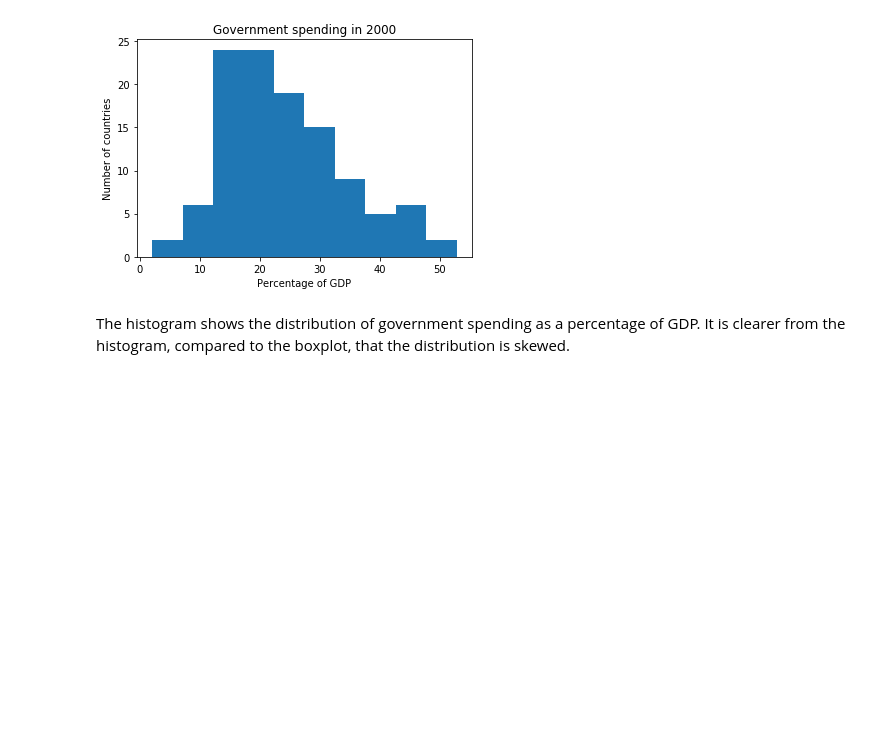
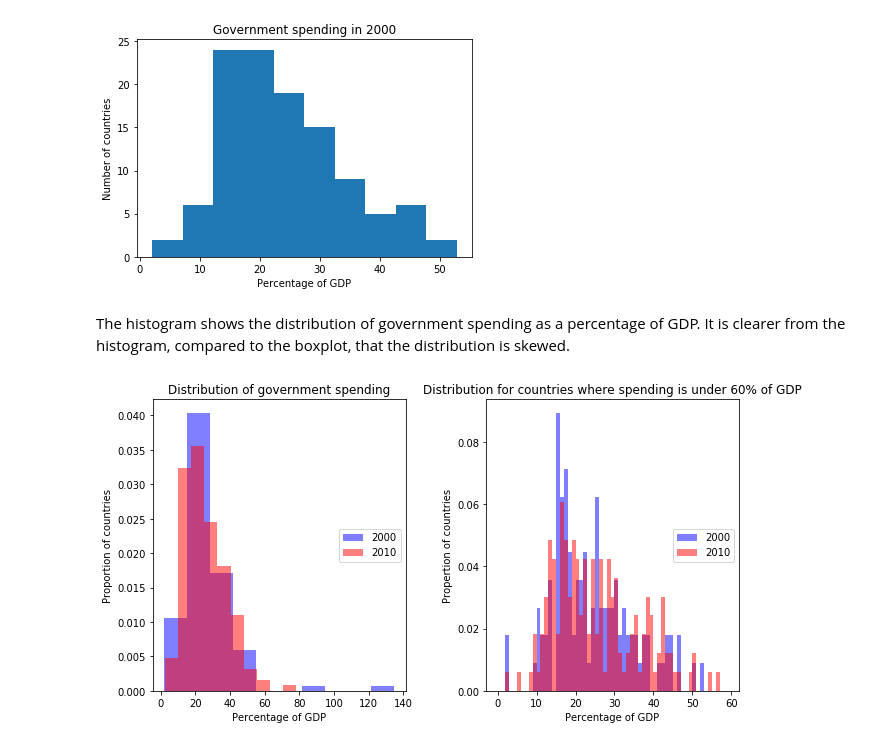
Before and after one commit to SmellsLikeCake/Thinkful-Unit2, a Jupyter notebook: Challenge - What Do You See - FINAL.ipynb, the cells around one changed output. Saved outputs shown, nothing was run; the diff lists cells and outputs as text; code cells hidden in the pictures; blank space fills up the shorter version.

Commit message:
Added 2000 vs 2010 histogram

```diff
--- a/Challenge - What Do You See - FINAL.ipynb
+++ b/Challenge - What Do You See - FINAL.ipynb
@@ -82,3 +84,29 @@ plt.show()
 [figure]
 # %% [markdown]
 The histogram shows the distribution of government spending as a percentage of GDP. It is clearer from the histogram, compared to the boxplot, that the distribution is skewed.
+# %%
+yr_2010_spend = gov_spend[gov_spend['Year'] == 2010]
+yr_2010_spend_under_60 = yr_2010_spend.loc[yr_2010_spend[' (% of GDP)'] < 60, ]
+
+plt.figure(figsize=(10, 5))
+
+plt.subplot(1, 2, 1)
+plt.hist(yr_2000_spend[' (% of GDP)'], density=True, color='blue', alpha = .5, label = "2000")
+plt.hist(yr_2010_spend[' (% of GDP)'], density=True, color='red', alpha = .5, label='2010')
+plt.title("Distribution of government spending")
+plt.ylabel("Proportion of countries")
+plt.xlabel("Percentage of GDP")
+plt.legend(loc='right')
+
+plt.subplot(1, 2, 2)
+plt.hist(yr_2000_spend_under_60[' (% of GDP)'], density=True, color='blue', alpha = .5, label = "2000", bins=np.arange(0,60))
+plt.hist(yr_2010_spend_under_60[' (% of GDP)'], density=True, color='red', alpha = .5, label = "2010", bins=np.arange(0,60))
+plt.title("Distribution for countries where spending is under 60% of GDP")
+plt.ylabel("Propertion of countries")
+plt.xlabel("Percentage of GDP")
+plt.legend(loc = 'right')
+
+plt.tight_layout()
+plt.show()
+# %% [output]
+[figure, added]
```
Also changed, not shown: parts of 2 cells of this notebook.
